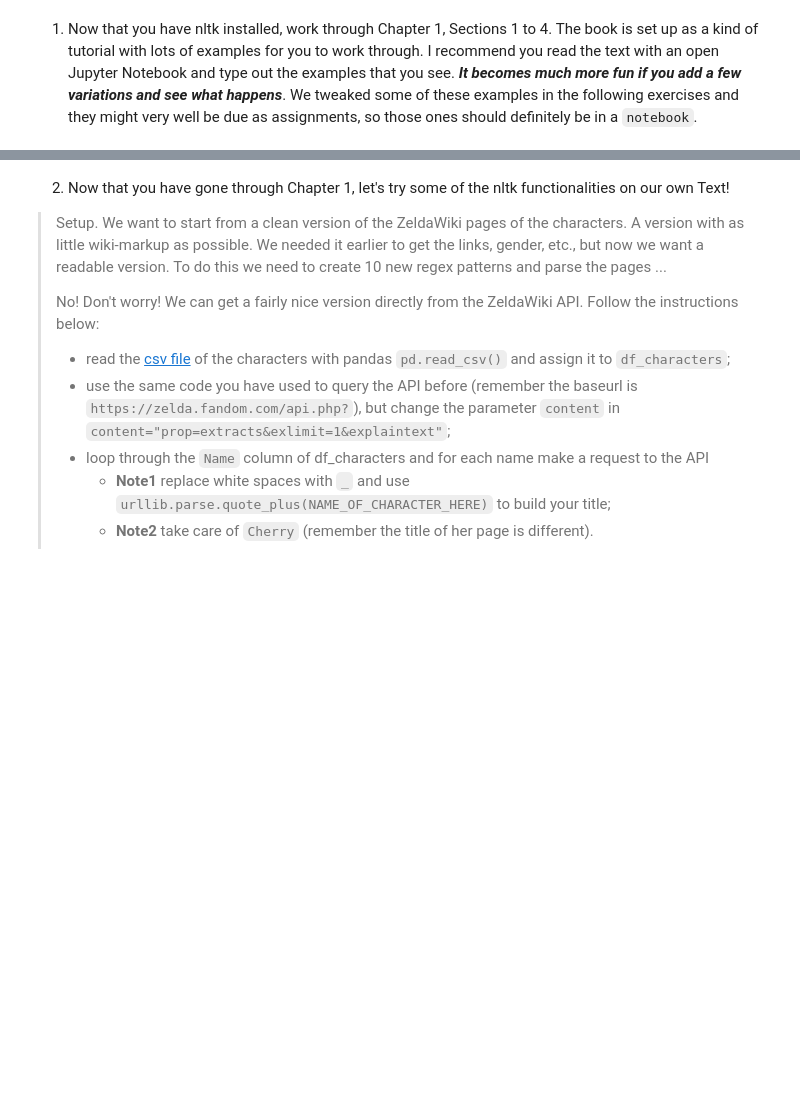
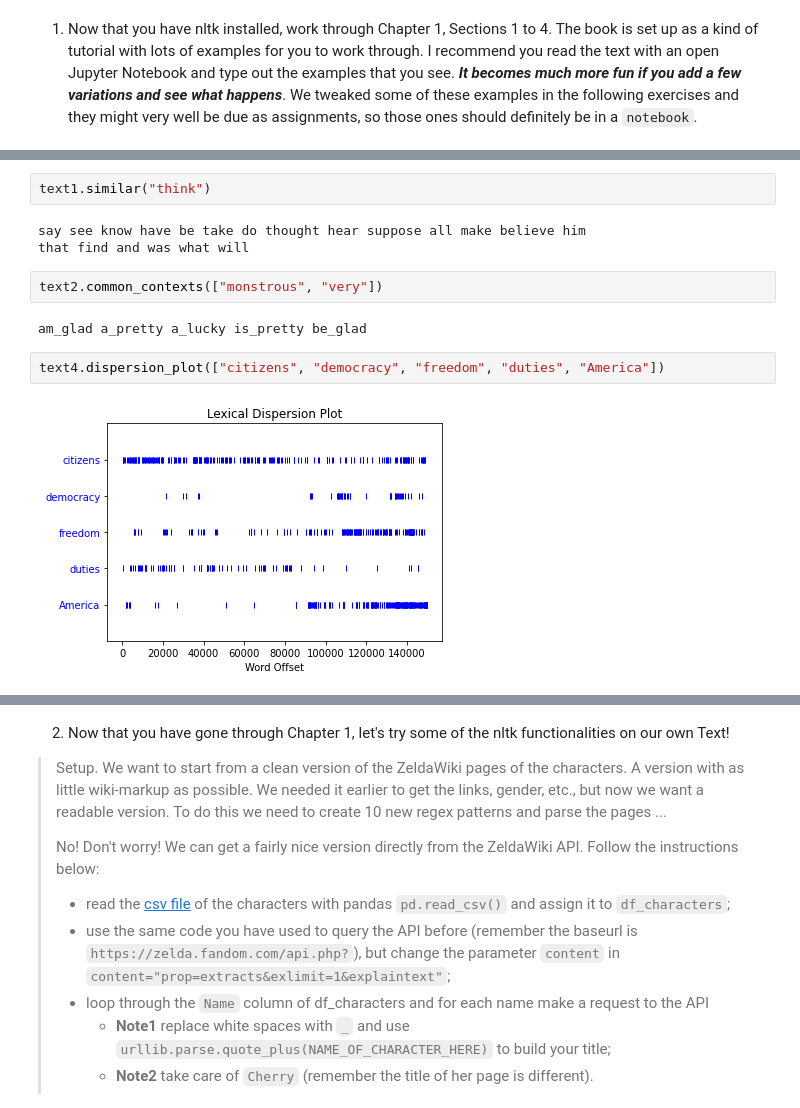
Before and after one commit to SocialComplexityLab/socialgraphs2021, a Jupyter notebook: lectures/Week6.ipynb, the cells around one changed output, grey strips where cells are left out. Cells and saved outputs as stored; diff of their text form; blank space fills up the shorter version.

```diff
--- a/lectures/Week6.ipynb
+++ b/lectures/Week6.ipynb
@@ -43,0 +106,13 @@ Now you can hit `d` to download, then type "book" to fetch the collection needed
+# %%
+text1.similar("think")
+# %% [output]
+say see know have be take do thought hear suppose all make believe him
+that find and was what will
+# %%
+text2.common_contexts(["monstrous", "very"])
+# %% [output]
+am_glad a_pretty a_lucky is_pretty be_glad
+# %%
+text4.dispersion_plot(["citizens", "democracy", "freedom", "duties", "America"])
+# %% [output]
+[figure, added]
```
Also changed, not shown: parts of 75 cells of this notebook, 1 other file.
